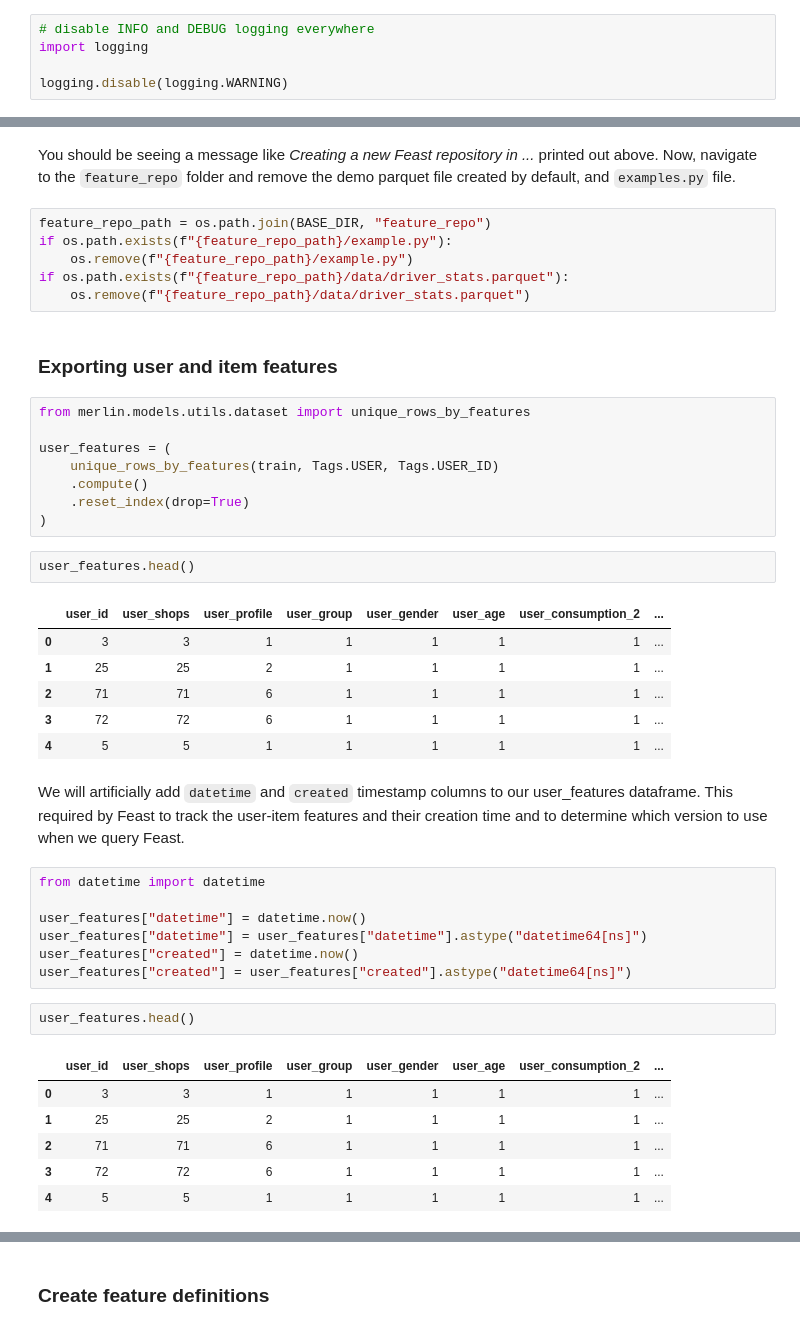
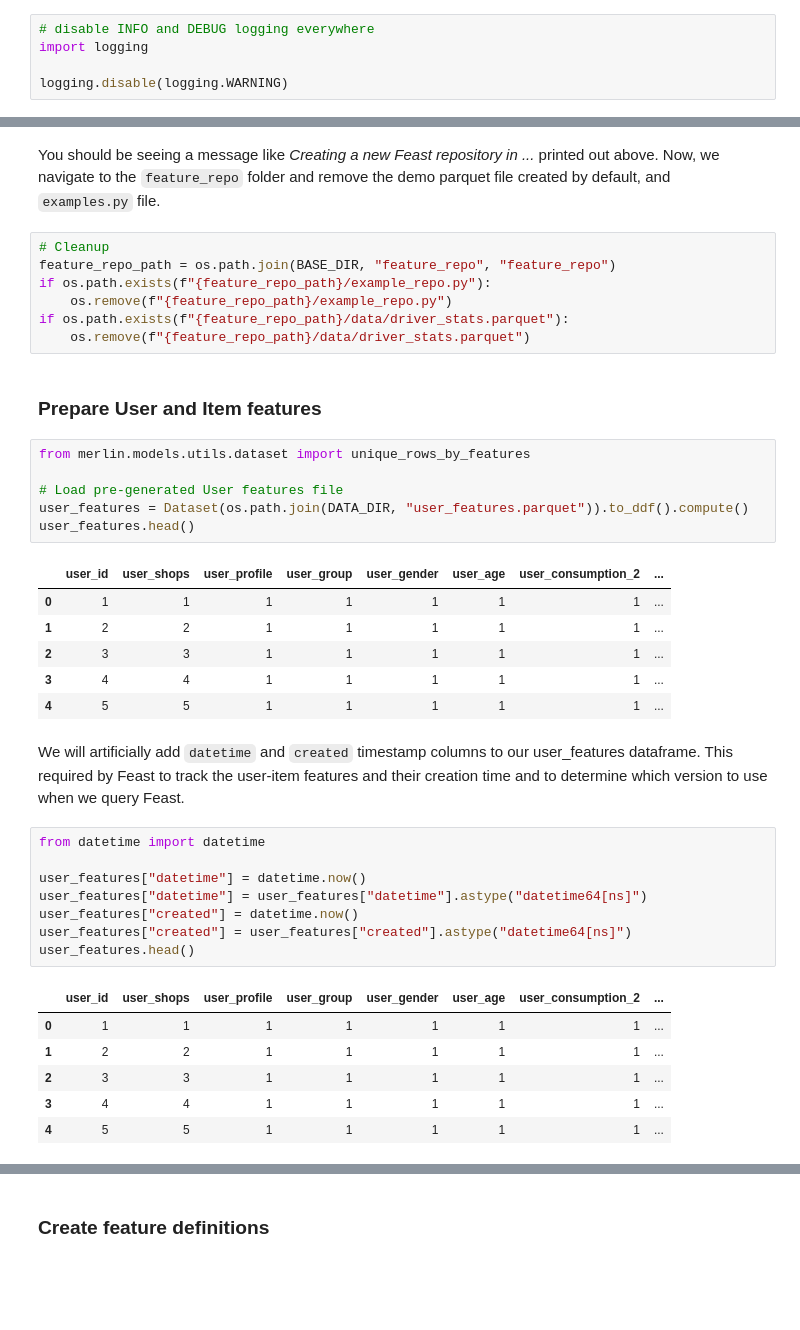
Before and after one commit to redis-developer/redis-nvidia-recsys, a Jupyter notebook: online-multi-stage-recsys/01-Building-Online-Multi-Stage-Recsys-Components.ipynb, the cells around one changed output, grey strips where cells are left out. Drawn from its saved outputs; the diff is of its cells as text; blank space fills up the shorter version.

```diff
--- a/online-multi-stage-recsys/01-Building-Online-Multi-Stage-Recsys-Components.ipynb
+++ b/online-multi-stage-recsys/01-Building-Online-Multi-Stage-Recsys-Components.ipynb
@@ -300,30 +90,27 @@ Creating a new Feast repository in /model-data/multi/feature_repo.
 # %% [markdown]
-You should be seeing a message like <i>Creating a new Feast repository in ... </i> printed out above. Now, navigate to the `feature_repo` folder and remove the demo parquet file created by default, and `examples.py` file.
+You should be seeing a message like <i>Creating a new Feast repository in ... </i> printed out above. Now, we navigate to the `feature_repo` folder and remove the demo parquet file created by default, and `examples.py` file.
 # %%
-feature_repo_path = os.path.join(BASE_DIR, "feature_repo")
-if os.path.exists(f"{feature_repo_path}/example.py"):
-    os.remove(f"{feature_repo_path}/example.py")
+# Cleanup
+feature_repo_path = os.path.join(BASE_DIR, "feature_repo", "feature_repo")
+if os.path.exists(f"{feature_repo_path}/example_repo.py"):
+    os.remove(f"{feature_repo_path}/example_repo.py")
 if os.path.exists(f"{feature_repo_path}/data/driver_stats.parquet"):
     os.remove(f"{feature_repo_path}/data/driver_stats.parquet")
 # %% [markdown]
-### Exporting user and item features
+### Prepare User and Item features
-# %%
-from merlin.models.utils.dataset import unique_rows_by_features
-
-user_features = (
-    unique_rows_by_features(train, Tags.USER, Tags.USER_ID)
-    .compute()
-    .reset_index(drop=True)
-)
-# %%
-user_features.head()
-# %% [output]
-|  | user_id | user_shops | user_profile | user_group | user_gender | user_age | user_consumption_2 | ... |
-| 0 | 3 | 3 | 1 | 1 | 1 | 1 | 1 | ... |
-| 1 | 25 | 25 | 2 | 1 | 1 | 1 | 1 | ... |
-| 2 | 71 | 71 | 6 | 1 | 1 | 1 | 1 | ... |
-| 3 | 72 | 72 | 6 | 1 | 1 | 1 | 1 | ... |
-| 4 | 5 | 5 | 1 | 1 | 1 | 1 | 1 | ... |
+# %%
+from merlin.models.utils.dataset import unique_rows_by_features
+
+# Load pre-generated User features file
+user_features = Dataset(os.path.join(DATA_DIR, "user_features.parquet")).to_ddf().compute()
+user_features.head()
+# %% [output]
+|  | user_id | user_shops | user_profile | user_group | user_gender | user_age | user_consumption_2 | ... |
+| 0 | 1 | 1 | 1 | 1 | 1 | 1 | 1 | ... |
+| 1 | 2 | 2 | 1 | 1 | 1 | 1 | 1 | ... |
+| 2 | 3 | 3 | 1 | 1 | 1 | 1 | 1 | ... |
+| 3 | 4 | 4 | 1 | 1 | 1 | 1 | 1 | ... |
+| 4 | 5 | 5 | 1 | 1 | 1 | 1 | 1 | ... |
 # %% [markdown]
 We will artificially add `datetime` and `created` timestamp columns to our user_features dataframe. This required by Feast to track the user-item features and their creation time and to determine which version to use when we query Feast.
 # %%
@@ -333,13 +120,12 @@ user_features["datetime"] = datetime.now()
 user_features["datetime"] = user_features["datetime"].astype("datetime64[ns]")
 user_features["created"] = datetime.now()
 user_features["created"] = user_features["created"].astype("datetime64[ns]")
+user_features.head()
+# %% [output]
+|  | user_id | user_shops | user_profile | user_group | user_gender | user_age | user_consumption_2 | ... |
+| 0 | 1 | 1 | 1 | 1 | 1 | 1 | 1 | ... |
+| 1 | 2 | 2 | 1 | 1 | 1 | 1 | 1 | ... |
+| 2 | 3 | 3 | 1 | 1 | 1 | 1 | 1 | ... |
+| 3 | 4 | 4 | 1 | 1 | 1 | 1 | 1 | ... |
+| 4 | 5 | 5 | 1 | 1 | 1 | 1 | 1 | ... |
-# %%
-user_features.head()
-# %% [output]
-|  | user_id | user_shops | user_profile | user_group | user_gender | user_age | user_consumption_2 | ... |
-| 0 | 3 | 3 | 1 | 1 | 1 | 1 | 1 | ... |
-| 1 | 25 | 25 | 2 | 1 | 1 | 1 | 1 | ... |
-| 2 | 71 | 71 | 6 | 1 | 1 | 1 | 1 | ... |
-| 3 | 72 | 72 | 6 | 1 | 1 | 1 | 1 | ... |
-| 4 | 5 | 5 | 1 | 1 | 1 | 1 | 1 | ... |
 # %%
```
Also changed, not shown: parts of 89 cells of this notebook, 9 other files.
